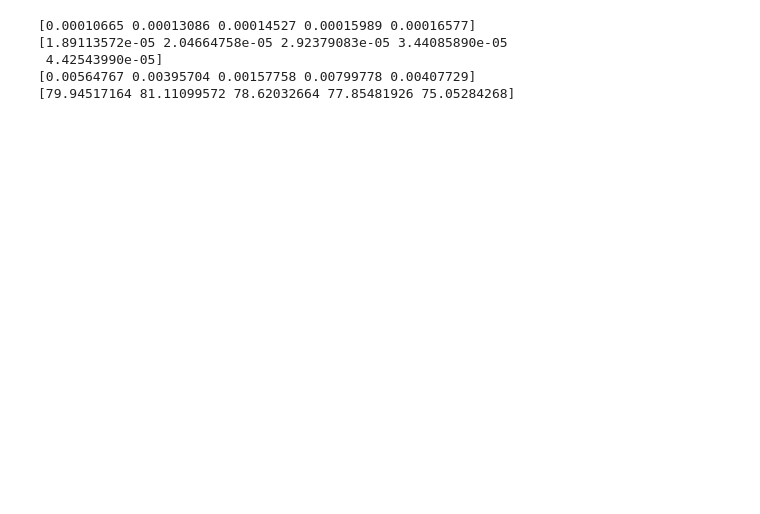
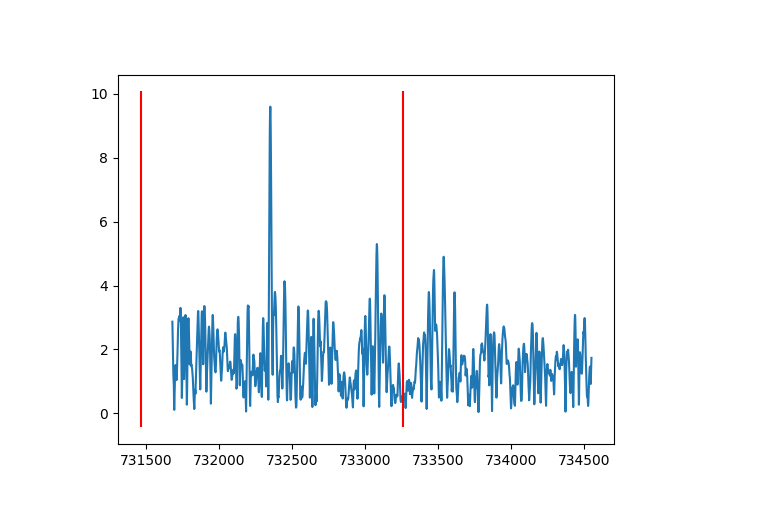
Before and after one commit to jploveless/gpspos, a Jupyter notebook: dailyslopes.ipynb, the cells around one changed output. Saved outputs shown, nothing was run; the diff lists cells and outputs as text; code cells hidden in the pictures; blank space fills up the shorter version.

```diff
--- a/dailyslopes.ipynb
+++ b/dailyslopes.ipynb
@@ -115,13 +90,0 @@ To use the future default and silence this warning we advise to pass `rcond=None
-# %%
-print(slopese[0][1838:1843])
-print(slopesn[0][1838:1843])
-print(northposf[0][1838:1843])
-
-angle = 90 - (180 / np.pi) * np.arctan2(slopesn, slopese)
-print(angle[0][1838:1843])
-# %% [output]
-[0.00010665 0.00013086 0.00014527 0.00015989 0.00016577]
-[1.89113572e-05 2.04664758e-05 2.92379083e-05 3.44085890e-05
- 4.42543990e-05]
-[0.00564767 0.00395704 0.00157758 0.00799778 0.00407729]
-[79.94517164 81.11099572 78.62032664 77.85481926 75.05284268]
@@ -127,0 +103,55 @@ print(angle[0][1838:1843])
+# %%
+ltangle = (180 / np.pi) * np.arctan2(ltslopen, ltslopee)
+
+angle = np.zeros((ns, nd))
+
+angdiff = np.zeros((ns, nd))
+for i in range(99,105):
+    for j in range(0,nd):
+        if slopesn[i,j] != 0 and slopese[i,j] != 0:
+             angle[i,j] = (180 / np.pi) * np.arctan2(slopesn[i,j], slopese[i,j])
+        if angle[i,j] != 0:
+            if angle[i,j] * ltangle[i,j] > 0:
+                angdiff[i,j] = abs(angle[i,j] - ltangle[i,j])
+            elif abs(angle[i,j] - ltangle[i,j]) <= 180:
+                angdiff[i,j] = abs(angle[i,j]) + abs(ltangle[i,j])
+            elif abs(angle[i,j] - ltangle[i,j]) > 180:
+                angdiff[i,j] = (180 - abs(angle[i,j])) + 180 - (abs(ltangle[i,j]))
+            else:
+                print("problem")
+# %%
+plt.close("all")
+row = 6 # out of all rows, not just
+stations = np.where((lat > 34.5) & (lat < 37.5) & (lon > 139.5) & (lon < 141.5))[0]
+
+eq = np.where(datef == 734550)[1][0]
+start = np.where(datef == 731350)[1][0]
+beforeeq = datef[:, start:eq]
+bosobefeq = beforeeq[stations]
+bosoeposbefeq = eastposf[stations, start:eq]
+bosoeslopebefeq = slopese[stations, start:eq]
+bosonposbefeq = northposf[stations, start:eq]
+bosonslopebefeq = slopesn[stations, start:eq]
+
+slopese_mean = np.mean(bosoeslopebefeq)
+slopese_std = np.std(bosoeslopebefeq)
+slopesn_mean = np.mean(bosonslopebefeq)
+slopesn_std = np.std(bosonslopebefeq)
+
+ecolor = np.zeros((np.size(bosoeslopebefeq,0), np.size(bosoeslopebefeq,1)))
+ncolor = np.zeros((np.size(bosonslopebefeq,0), np.size(bosonslopebefeq,1)))
+
+for i in range(0, np.size(bosoeslopebefeq,0)):
+    for j in range (0, np.size(bosoeslopebefeq,1)):
+        if bosoeslopebefeq[i,j] != 0:
+            ecolor[i,j] = (bosoeslopebefeq[i,j] - slopese_mean) / slopese_std
+        if bosonslopebefeq[i,j] != 0:
+            ncolor[i,j] = (bosonslopebefeq[i,j] - slopesn_mean) / slopesn_std
+
+fig,ax = plt.subplots()
+ax.plot(bosobefeq[row, bosobefeq[row, :] != 0], abs(ecolor[row, bosobefeq[row, :] != 0])+abs(ncolor[row, bosobefeq[row, :] != 0]))
+ylims = ax.get_ylim()
+ax.vlines([731460, 733255], ylims[0], ylims[1], color = "red")
+plt.show()
+# %% [output]
+[figure, added]
```
Also changed, not shown: parts of 5 cells of this notebook, 3 other files.
